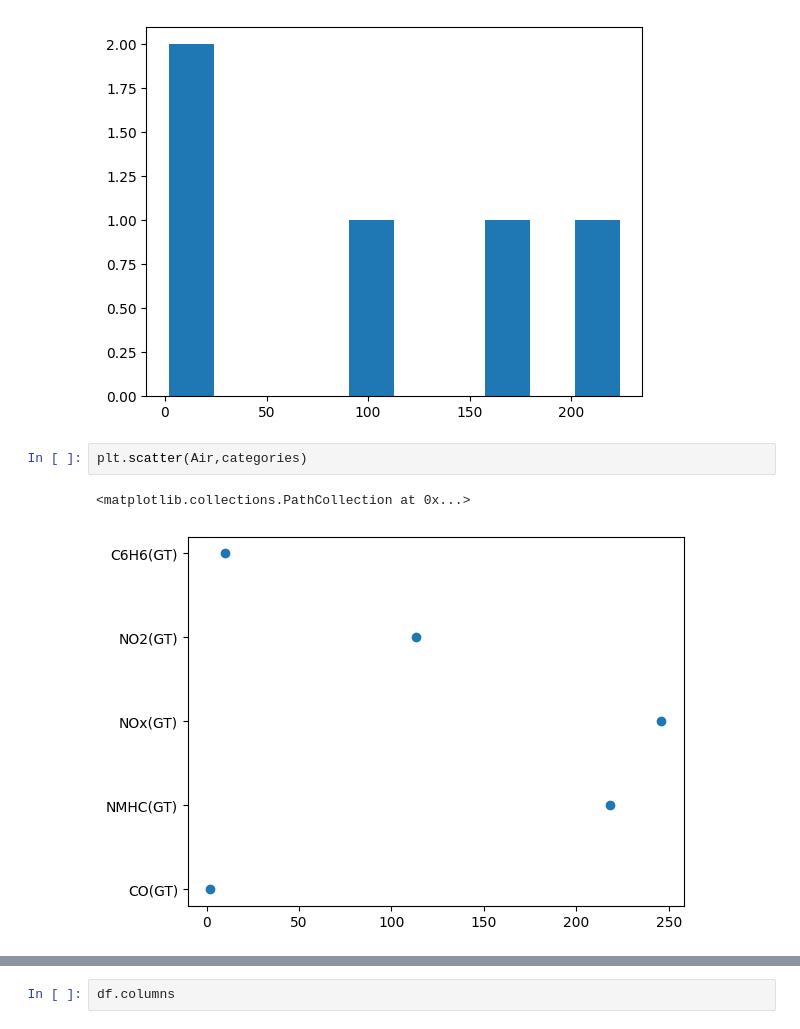
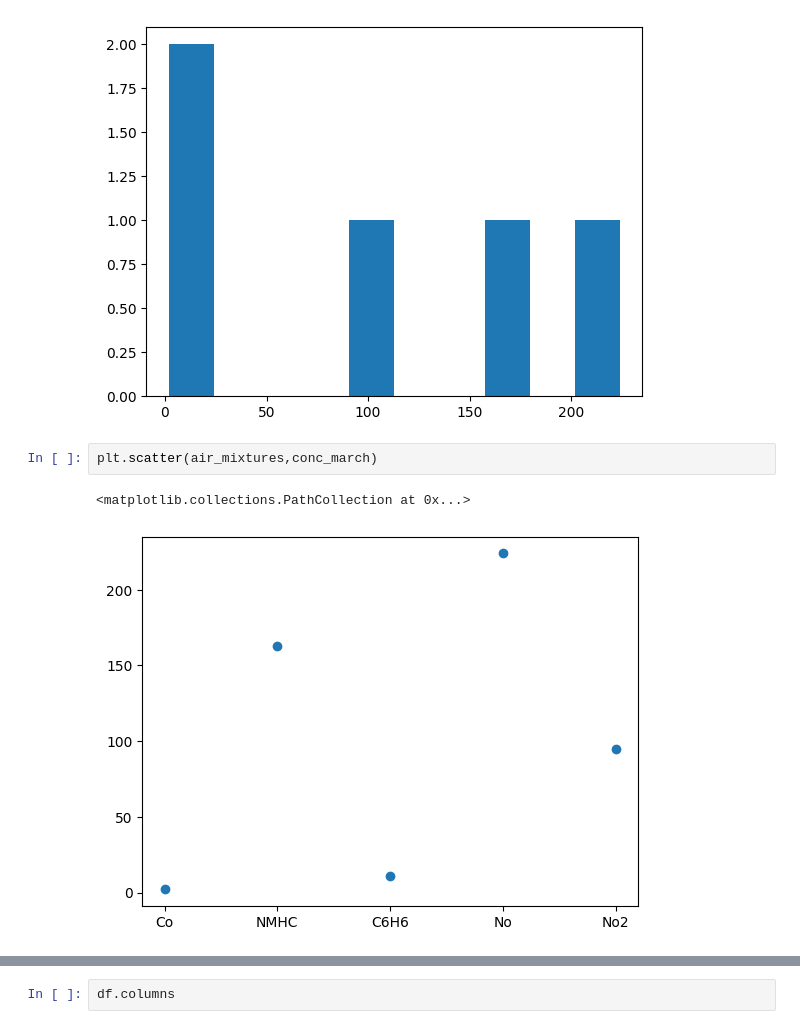
Before and after one commit to Sharu2507/EDA-project, a Jupyter notebook: airqualityproject.ipynb, the cells around one changed output, grey strips where cells are left out. Cells and saved outputs as stored; diff of their text form.

```diff
--- a/airqualityproject.ipynb
+++ b/airqualityproject.ipynb
@@ -357,8 +357,8 @@ plt.hist(conc_march,bins=10)
  <BarContainer object of 10 artists>)
 [figure]
 # %%
-plt.scatter(Air,categories)
+plt.scatter(air_mixtures,conc_march)
 # %% [output]
 <matplotlib.collections.PathCollection at 0x...>
-[figure, old version]
+[figure, new version]
 # %%
```
Also changed, not shown: parts of 2 cells of this notebook.
